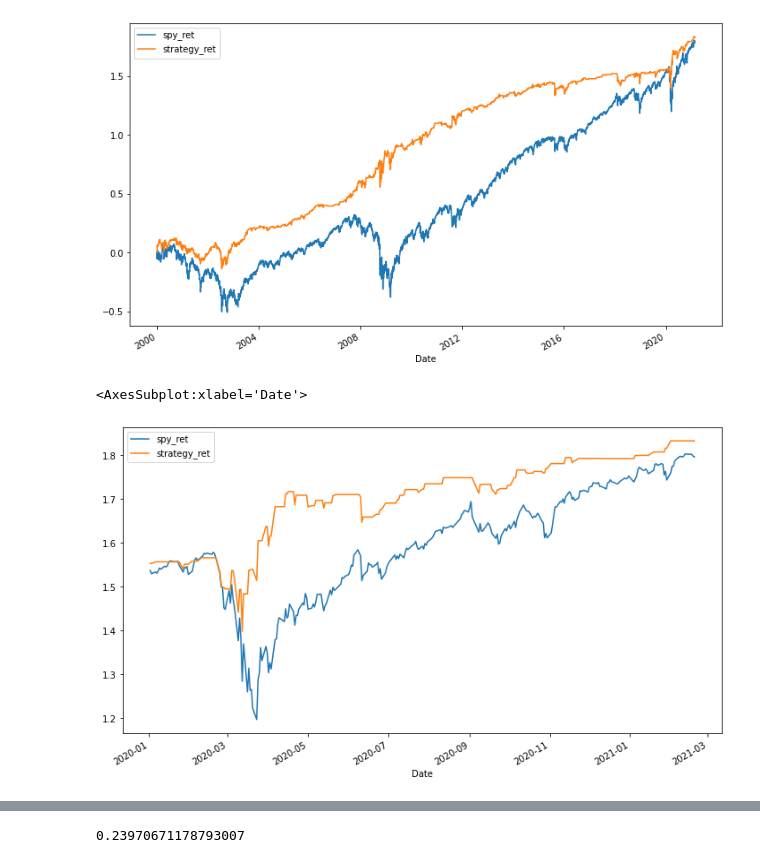
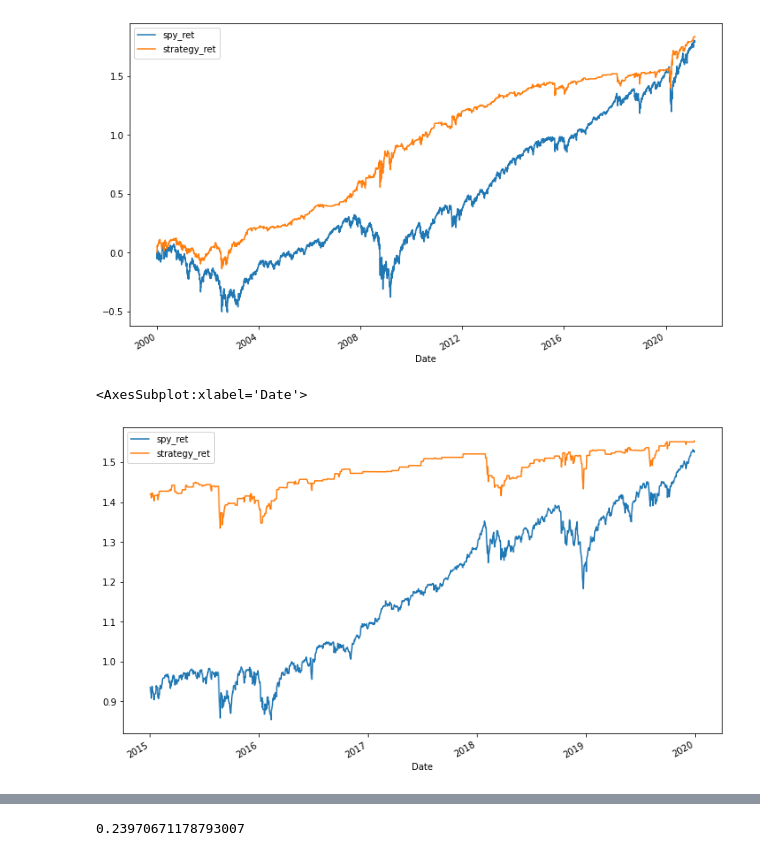
Before and after one commit to ooddaa/tradingAlgos, a Jupyter notebook: aroussi/1webinar.ipynb, the cells around one changed output, grey strips where cells are left out. Saved outputs shown, nothing was run; the diff lists cells and outputs as text; code cells hidden in the pictures.

```diff
--- a/aroussi/1webinar.ipynb
+++ b/aroussi/1webinar.ipynb
@@ -316,10 +317,10 @@ pf[['spy_ret','strategy_ret']].plot()
 [figure]
 # %%
 # anyways, the strategy seems to beat SPY
-pf.loc["2020-01-01":"2021-02-19", ['spy_ret','strategy_ret']].plot()
+pf.loc["2015-01-01":"2020-01-01", ['spy_ret','strategy_ret']].plot()
 # %% [output]
 <AxesSubplot:xlabel='Date'>
-[figure, old version]
+[figure, new version]
 # %% [markdown]
 ## Basic Performance Measuring
 
```
Also changed, not shown: parts of 20 cells of this notebook, 1 other file.
